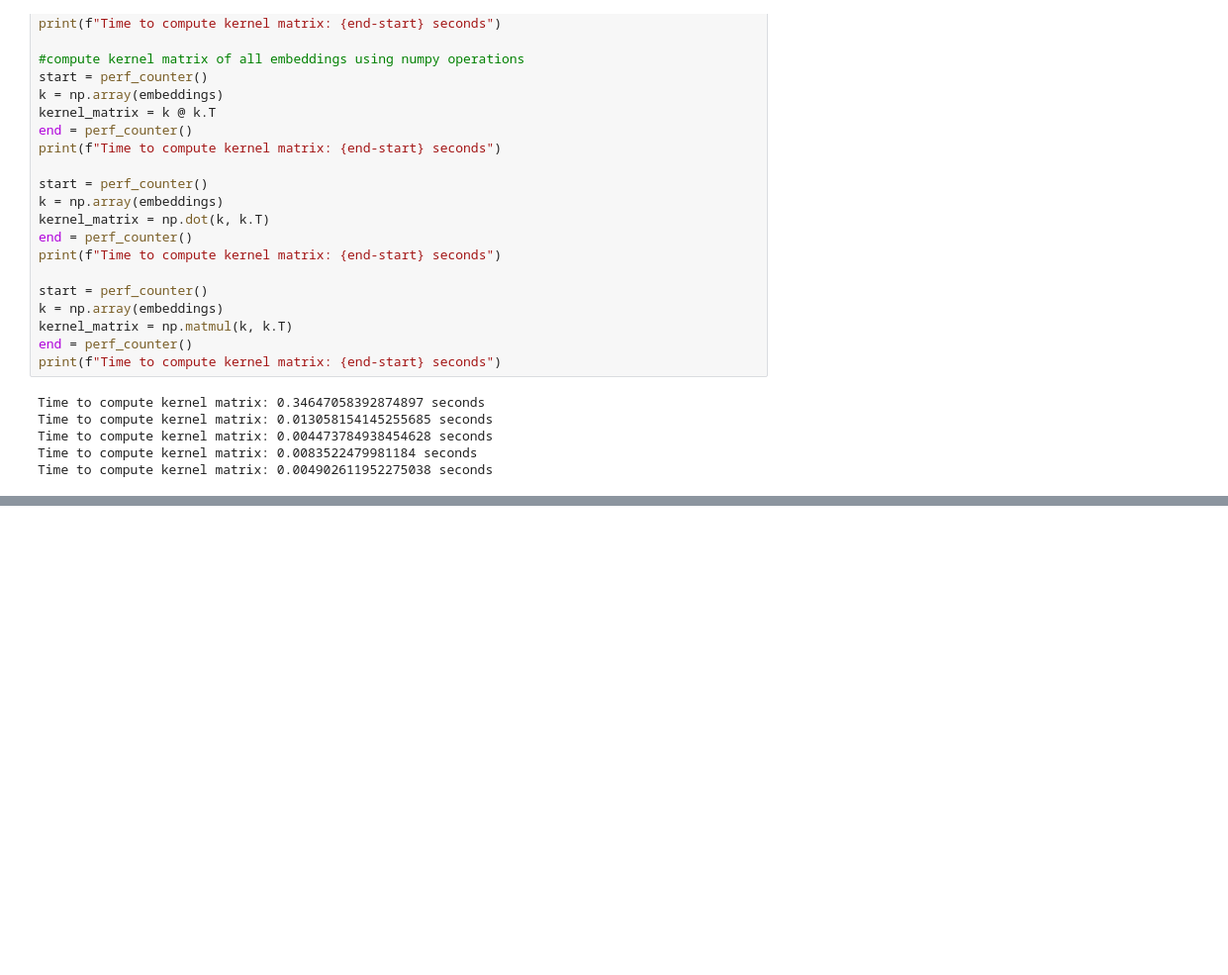
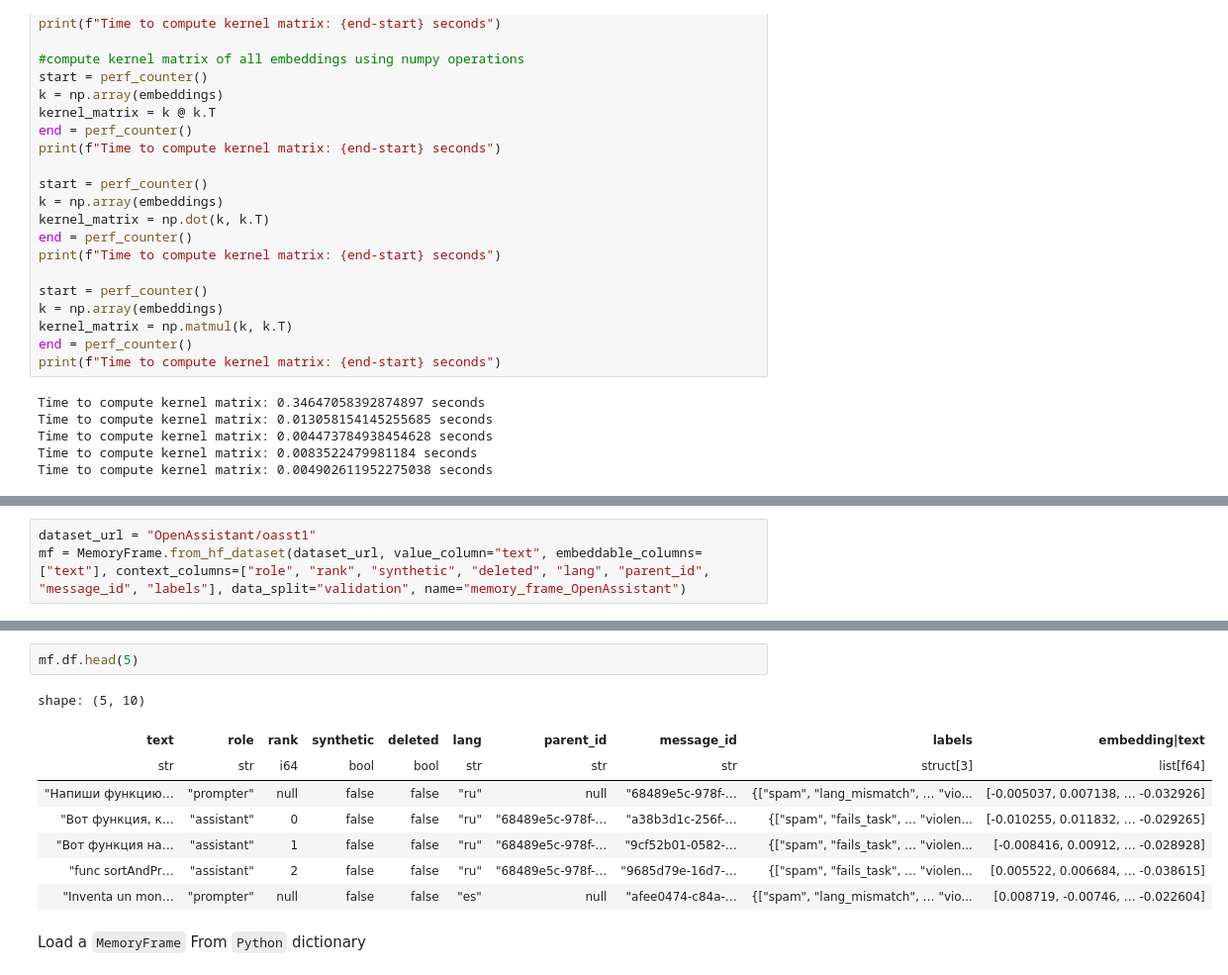
Before and after one commit to Neural-Dragon-AI/BabyDragon, a Jupyter notebook: notebooks/memory_frame.ipynb, the cells around one changed output, grey strips where cells are left out. Shown at 99% size. Cells and saved outputs as stored; diff of their text form; blank space fills up the shorter version.

```diff
--- a/notebooks/memory_frame.ipynb
+++ b/notebooks/memory_frame.ipynb
@@ -148,0 +149,3 @@ Time to compute kernel matrix: 0.004902611952275038 seconds
+# %%
+dataset_url = "OpenAssistant/oasst1"
+mf = MemoryFrame.from_hf_dataset(dataset_url, value_column="text", embeddable_columns=["text"], context_columns=["role", "rank", "synthetic", "deleted", "lang", "parent_id", "message_id", "labels"], data_split="validation", name="memory_frame_OpenAssistant")
@@ -148,0 +170,13 @@ Time to compute kernel matrix: 0.004902611952275038 seconds
+# %%
+mf.df.head(5)
+# %% [output]
+shape: (5, 10)
+| text | role | rank | synthetic | deleted | lang | parent_id | message_id | labels | embedding|text |
+| str | str | i64 | bool | bool | str | str | str | struct[3] | list[f64] |
+| "Напиши функцию… | "prompter" | null | false | false | "ru" | null | "68489e5c-978f-… | {["spam", "lang_mismatch", … "vio... | [-0.005037, 0.007138, … -0.032926] |
+| "Вот функция, к… | "assistant" | 0 | false | false | "ru" | "68489e5c-978f-… | "a38b3d1c-256f-… | {["spam", "fails_task", … "violen... | [-0.010255, 0.011832, … -0.029265] |
+| "Вот функция на… | "assistant" | 1 | false | false | "ru" | "68489e5c-978f-… | "9cf52b01-0582-… | {["spam", "fails_task", … "violen... | [-0.008416, 0.00912, … -0.028928] |
+| "func sortAndPr… | "assistant" | 2 | false | false | "ru" | "68489e5c-978f-… | "9685d79e-16d7-… | {["spam", "fails_task", … "violen... | [0.005522, 0.006684, … -0.038615] |
+| "Inventa un mon… | "prompter" | null | false | false | "es" | null | "afee0474-c84a-… | {["spam", "lang_mismatch", … "vio... | [0.008719, -0.00746, … -0.022604] |
+# %% [markdown]
+Load a `MemoryFrame` From `Python` dictionary
```
Also changed, not shown: parts of 8 cells of this notebook, 1 other file.
